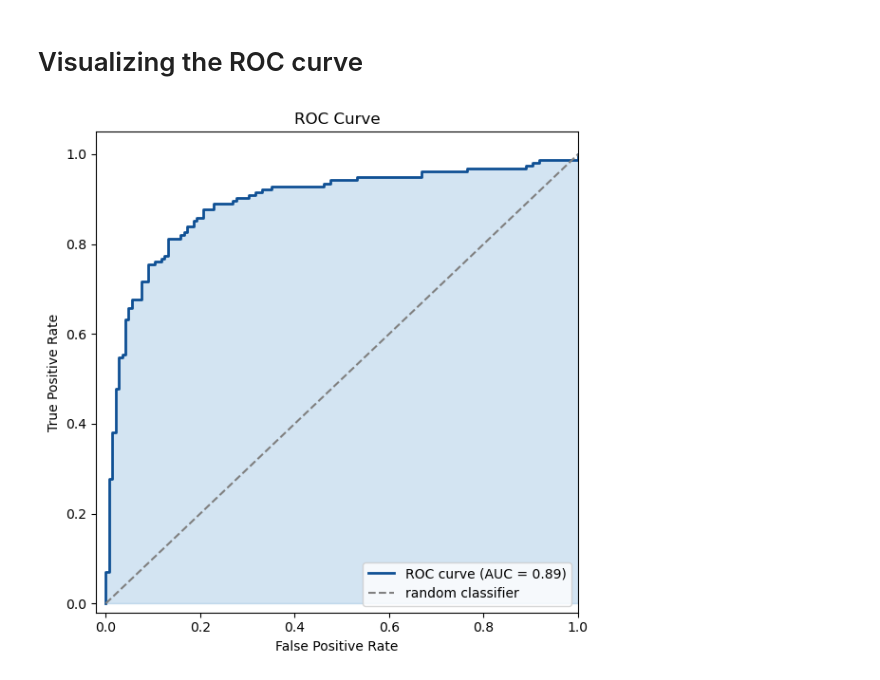
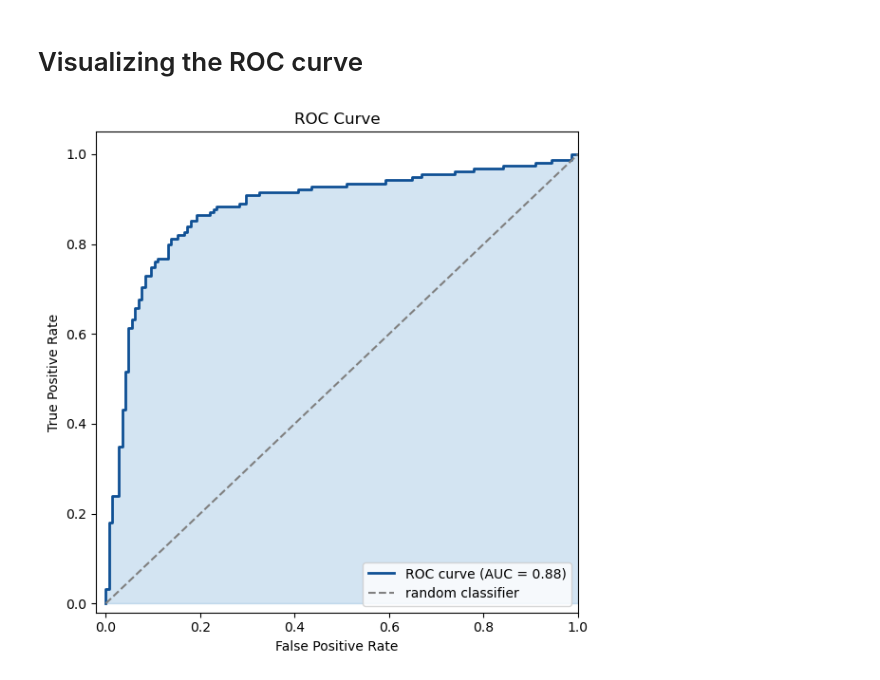
Before and after one commit to f-krause/master-thesis, a Jupyter notebook: experiments/visualisation/roc_curve.ipynb, the cells around one changed output. Drawn from its saved outputs; the diff is of its cells as text; code cells hidden in the pictures.

Commit message:
adding better illustration state to roc sample

```diff
--- a/experiments/visualisation/roc_curve.ipynb
+++ b/experiments/visualisation/roc_curve.ipynb
@@ -21,32 +21,32 @@ X, y = make_classification(n_samples=1000, n_features=250, random_state=42)
 X_train, X_test, y_train, y_test = train_test_split(X, y, test_size=0.3, random_state=42)
 
 # Train a RandomForest classifier
-clf = RandomForestClassifier(n_estimators=200, random_state=42, max_depth=2)
+clf = RandomForestClassifier(n_estimators=100, random_state=43, max_depth=2)
 clf.fit(X_train, y_train)
 
 # Get predicted probabilities
 y_scores = clf.predict_proba(X_test)[:, 1]
 
 # Compute ROC curve and AUC
 fpr, tpr, _ = roc_curve(y_test, y_scores)
 roc_auc = auc(fpr, tpr)
 
 # Plot ROC curve with shaded area
 plt.figure(figsize=(6, 6))
 plt.plot(fpr, tpr, color=blue_shades[4], lw=2, label=f'ROC curve (AUC = {roc_auc:.2f})')
 plt.fill_between(fpr, tpr, alpha=0.2, color=blue_shades[3])
 plt.plot([0, 1], [0, 1], color='grey', linestyle='--', label="random classifier")  # Diagonal line
 plt.xlim([-0.02, 1.0])
 plt.ylim([-0.02, 1.05])
 plt.xlabel('False Positive Rate')
 plt.ylabel('True Positive Rate')
 plt.title('ROC Curve')
 plt.legend(loc="lower right")
 plt.tight_layout()
 
 if STORE:
     plt.savefig(os.getenv("OUTPUT_DIR") + "/roc-curve.pdf", format="pdf", bbox_inches="tight")
 
 plt.show()
 # %% [output]
-[figure, old version]
+[figure, new version]
```
